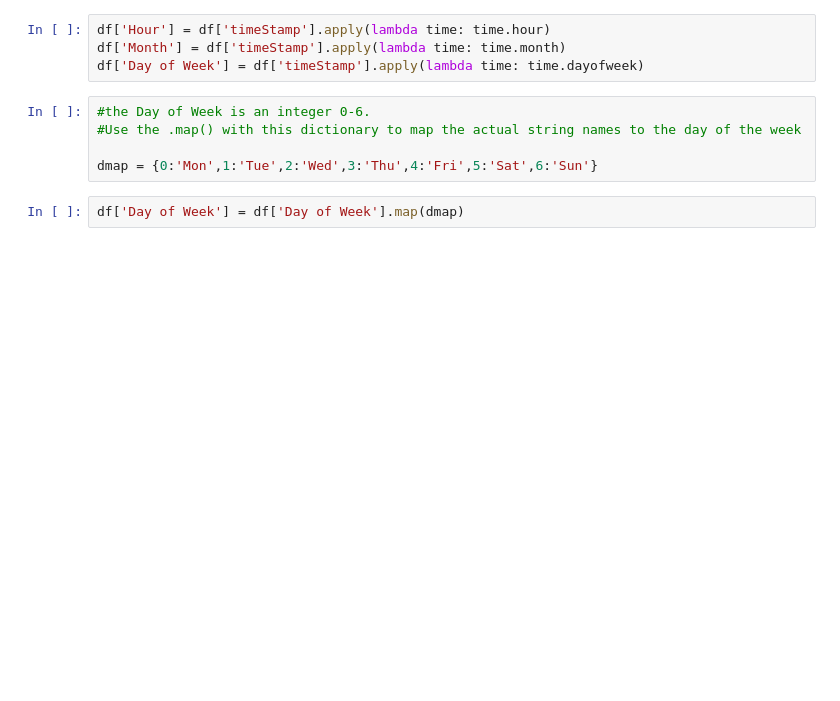
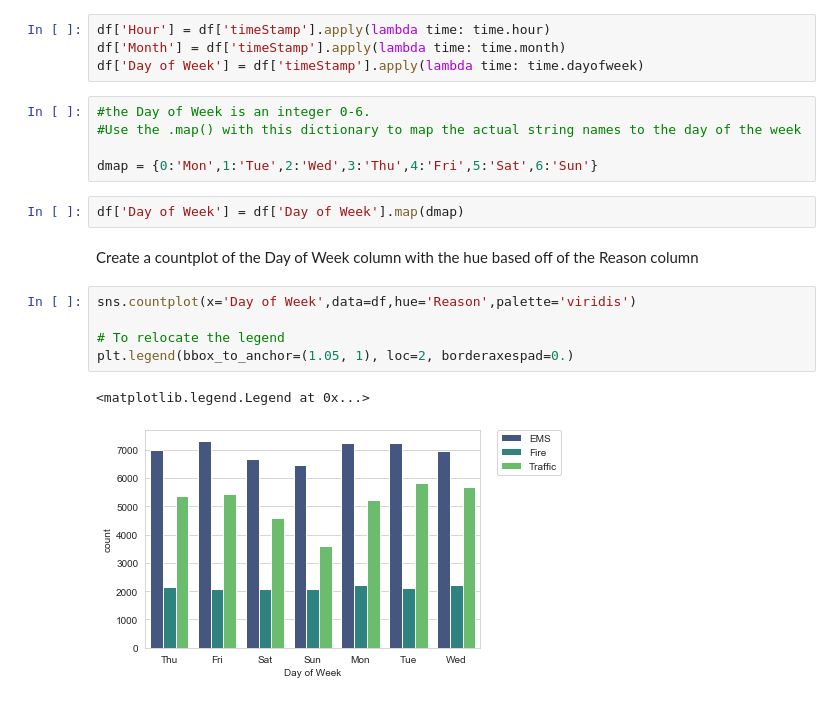
Before and after one commit to elsajun/Analyzing-911-Call-Project, a Jupyter notebook: 911 Calls Project.ipynb, the cells around one changed output. Drawn from its saved outputs; the diff is of its cells as text; blank space fills up the shorter version.

```diff
--- a/911 Calls Project.ipynb
+++ b/911 Calls Project.ipynb
@@ -128,3 +128,13 @@ df['Day of Week'] = df['timeStamp'].apply(lambda time: time.dayofweek)
 dmap = {0:'Mon',1:'Tue',2:'Wed',3:'Thu',4:'Fri',5:'Sat',6:'Sun'}
 # %%
 df['Day of Week'] = df['Day of Week'].map(dmap)
+# %% [markdown]
+ Create a countplot of the Day of Week column with the hue based off of the Reason column
+# %%
+sns.countplot(x='Day of Week',data=df,hue='Reason',palette='viridis')
+
+# To relocate the legend
+plt.legend(bbox_to_anchor=(1.05, 1), loc=2, borderaxespad=0.)
+# %% [output]
+<matplotlib.legend.Legend at 0x...>
+[figure, added]
```
Also changed, not shown: parts of 1 cell of this notebook.
